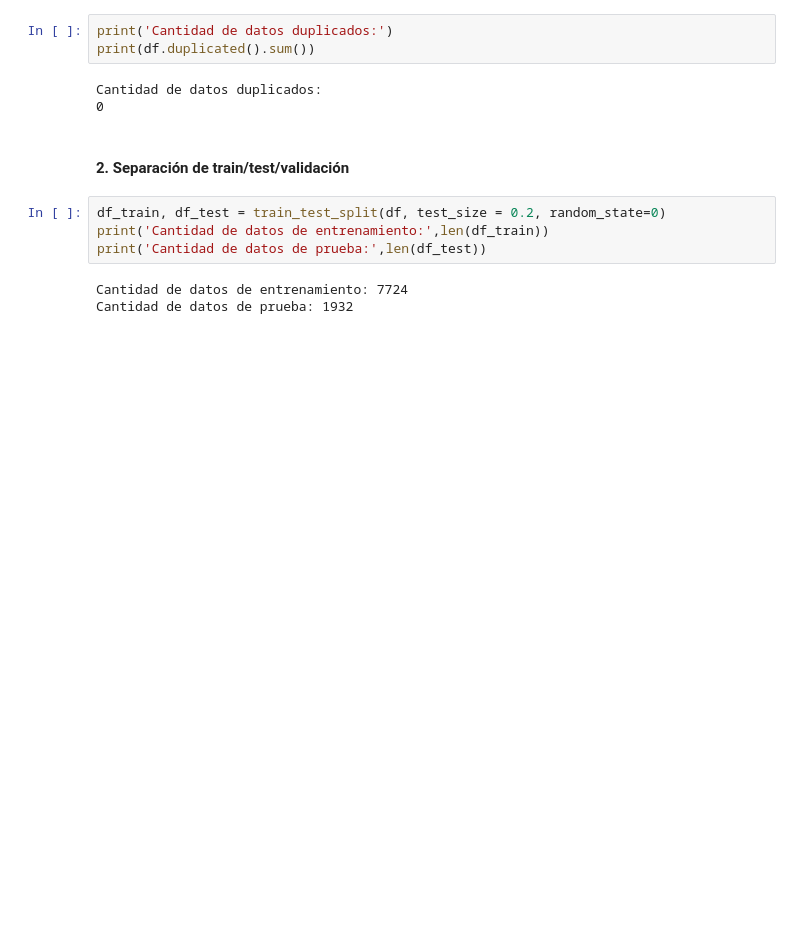
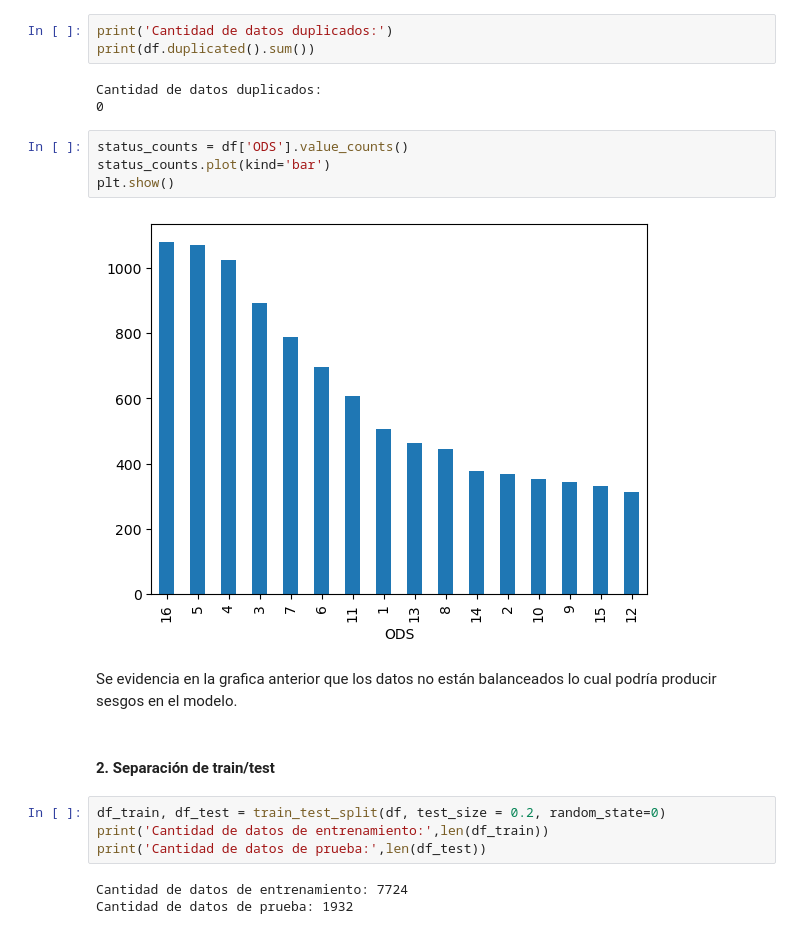
Before and after one commit to jgarciam12/Proyecto-2-MLNS-MAIA, a Jupyter notebook: Clasificador de texto/clasificador_de_texto.ipynb, the cells around one changed output. Drawn from its saved outputs; the diff is of its cells as text; blank space fills up the shorter version.

```diff
--- a/Clasificador de texto/clasificador_de_texto.ipynb
+++ b/Clasificador de texto/clasificador_de_texto.ipynb
@@ -96,8 +112,16 @@ print(df.duplicated().sum())
 # %% [output]
 Cantidad de datos duplicados:
 0
+# %%
+status_counts = df['ODS'].value_counts()
+status_counts.plot(kind='bar')
+plt.show()
+# %% [output]
+[figure, added]
+# %% [markdown]
+Se evidencia en la grafica anterior que los datos no están balanceados lo cual podría producir sesgos en el modelo.
 # %% [markdown]
-#### 2. Separación de train/test/validación
+#### 2. Separación de train/test
 # %%
 df_train, df_test = train_test_split(df, test_size = 0.2, random_state=0)
 print('Cantidad de datos de entrenamiento:',len(df_train))
```
Also changed, not shown: parts of 20 cells of this notebook.
